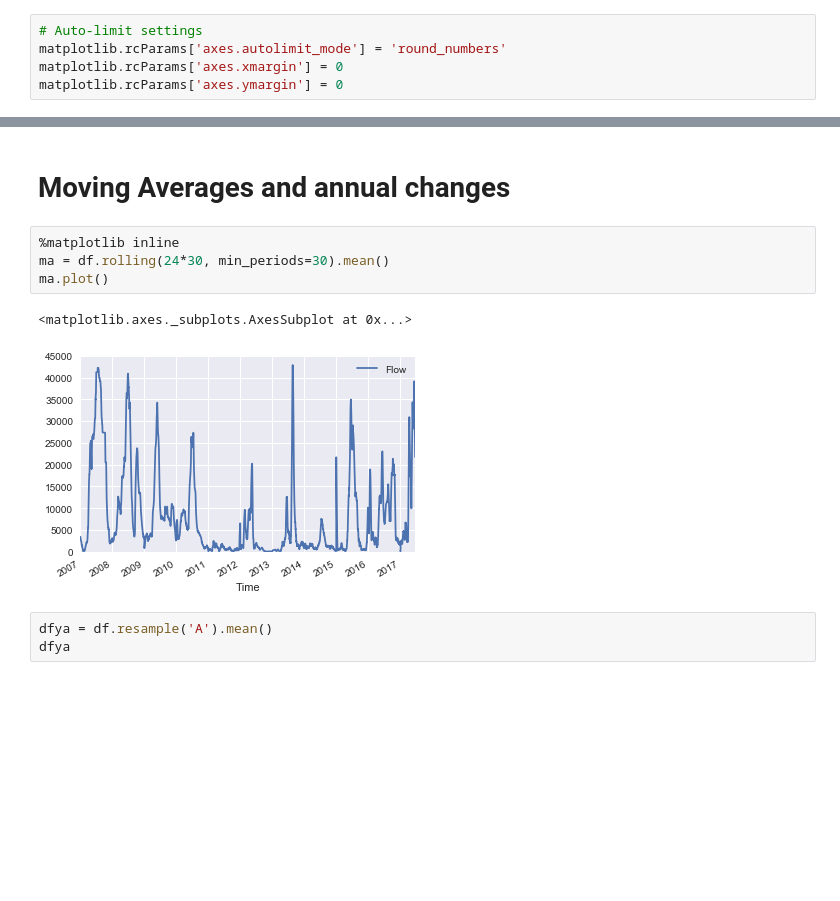
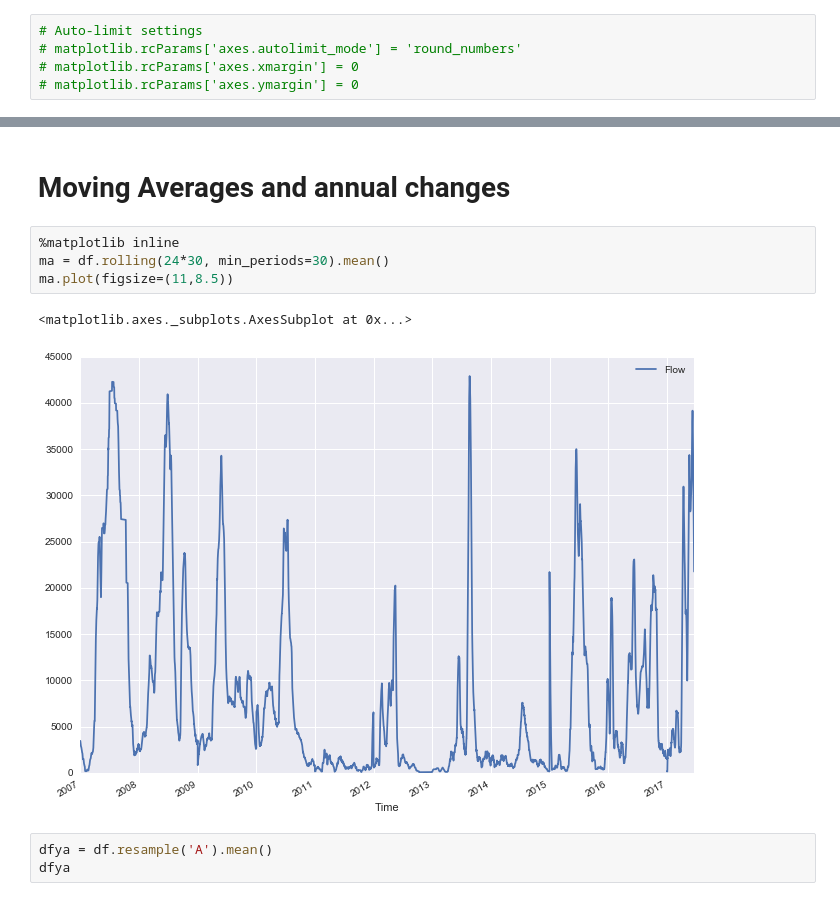
Before and after one commit to stevenpwalton/Tulsa, a Jupyter notebook: Tulsa_Data.ipynb, the cells around one changed output, grey strips where cells are left out. Saved outputs shown, nothing was run; the diff lists cells and outputs as text; blank space fills up the shorter version.

```diff
--- a/Tulsa_Data.ipynb
+++ b/Tulsa_Data.ipynb
@@ -8,9 +8,9 @@ import datetime as dt
 import matplotlib
 # %%
 # Auto-limit settings
-matplotlib.rcParams['axes.autolimit_mode'] = 'round_numbers'
-matplotlib.rcParams['axes.xmargin'] = 0
-matplotlib.rcParams['axes.ymargin'] = 0
+# matplotlib.rcParams['axes.autolimit_mode'] = 'round_numbers'
+# matplotlib.rcParams['axes.xmargin'] = 0
+# matplotlib.rcParams['axes.ymargin'] = 0
 # %%
 # Import Raw Data
 f = 'Tulsa Raw Data.xlsx'
@@ -29,10 +29,10 @@ memory usage: 2.1 MB
 # %%
 %matplotlib inline
 ma = df.rolling(24*30, min_periods=30).mean()
-ma.plot()
+ma.plot(figsize=(11,8.5))
 # %% [output]
 <matplotlib.axes._subplots.AxesSubplot at 0x...>
-[figure, old version]
+[figure, new version]
 # %%
 dfya = df.resample('A').mean()
 dfya
```
Also changed, not shown: parts of 4 cells of this notebook.
